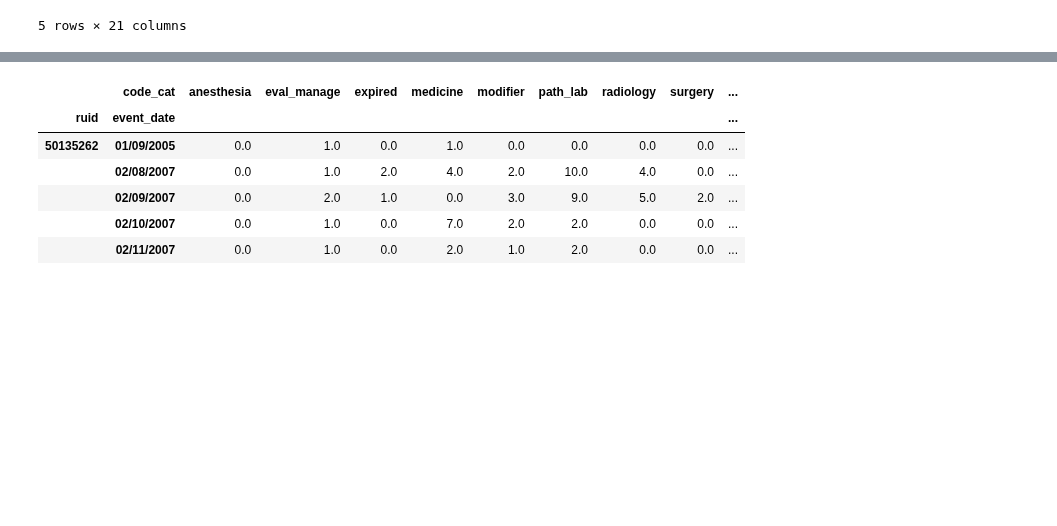
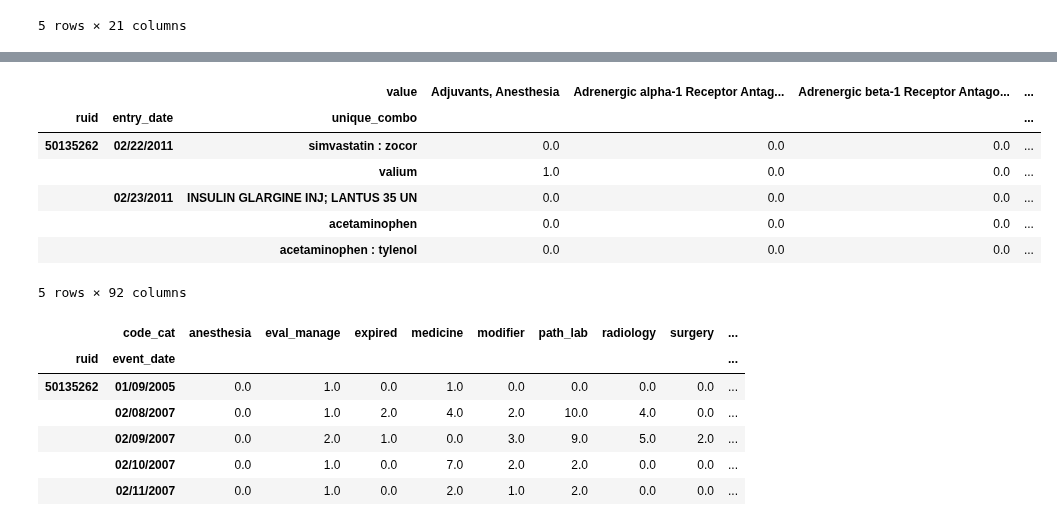
Before and after one commit to alvinjeffery/Bios8366_project, a Jupyter notebook: code/alvin_prelim.ipynb, the cells around one changed output, grey strips where cells are left out. Drawn from its saved outputs; the diff is of its cells as text; code cells hidden in the pictures; blank space fills up the shorter version.

```diff
--- a/code/alvin_prelim.ipynb
+++ b/code/alvin_prelim.ipynb
@@ -800,3 +837,14 @@ med_classes.tail()
+# %%
+meds_wide2.tail()
+# %% [output]
+|  |  | value | Adjuvants, Anesthesia | Adrenergic alpha-1 Receptor Antag... | Adrenergic beta-1 Receptor Antago... | ... |
+| ruid | entry_date | unique_combo |  |  |  | ... |
+| 50135262 | 02/22/2011 | simvastatin : zocor | 0.0 | 0.0 | 0.0 | ... |
+|  |  | valium | 1.0 | 0.0 | 0.0 | ... |
+|  | 02/23/2011 | INSULIN GLARGINE INJ; LANTUS 35 UN | 0.0 | 0.0 | 0.0 | ... |
+|  |  | acetaminophen | 0.0 | 0.0 | 0.0 | ... |
+|  |  | acetaminophen : tylenol | 0.0 | 0.0 | 0.0 | ... |
+5 rows × 92 columns
 # %%
 # add counts of Med classes for each day/patient combination
 meds_wide = med_classes.copy()
```
Also changed, not shown: parts of 4 cells of this notebook.
